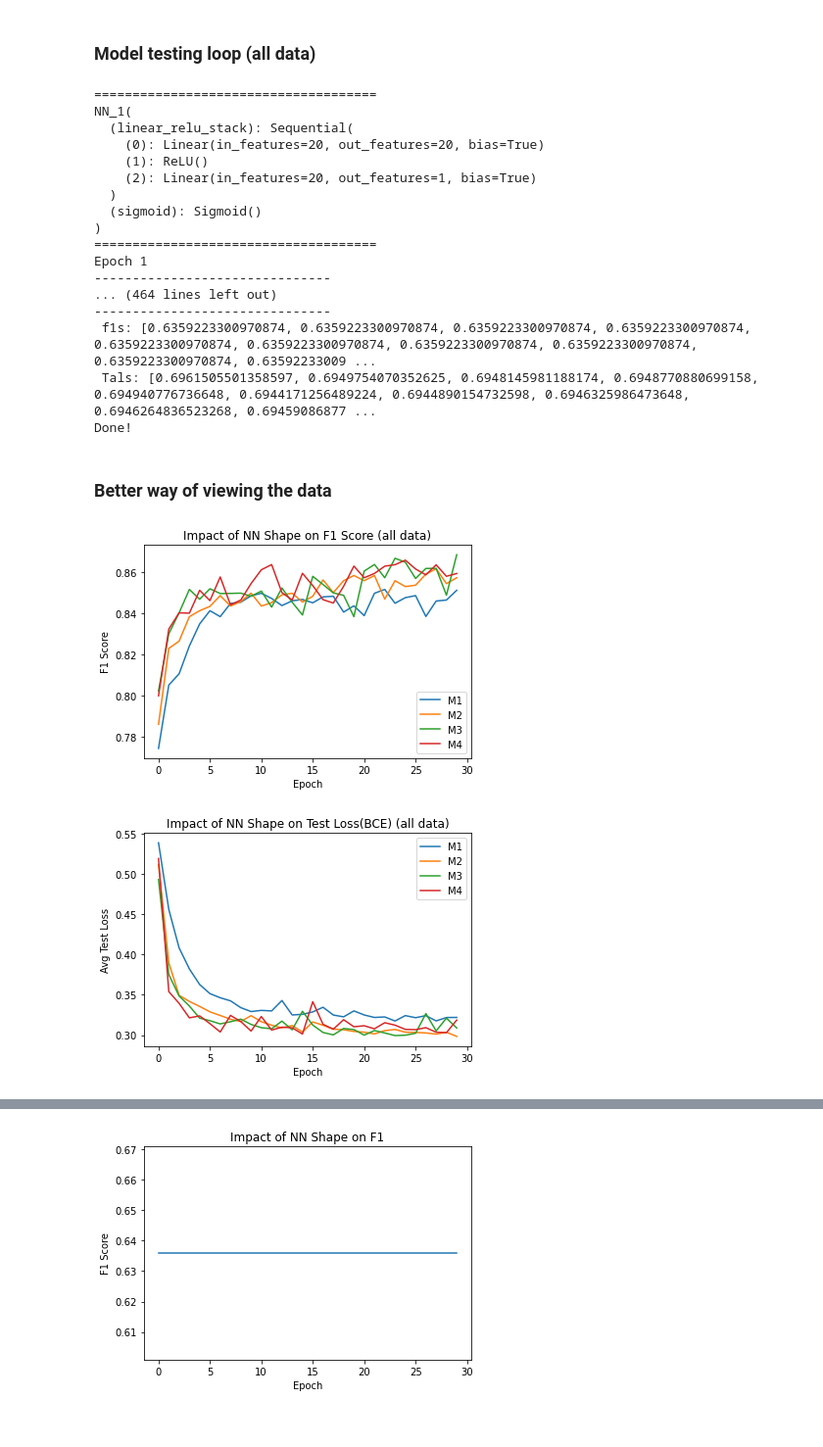
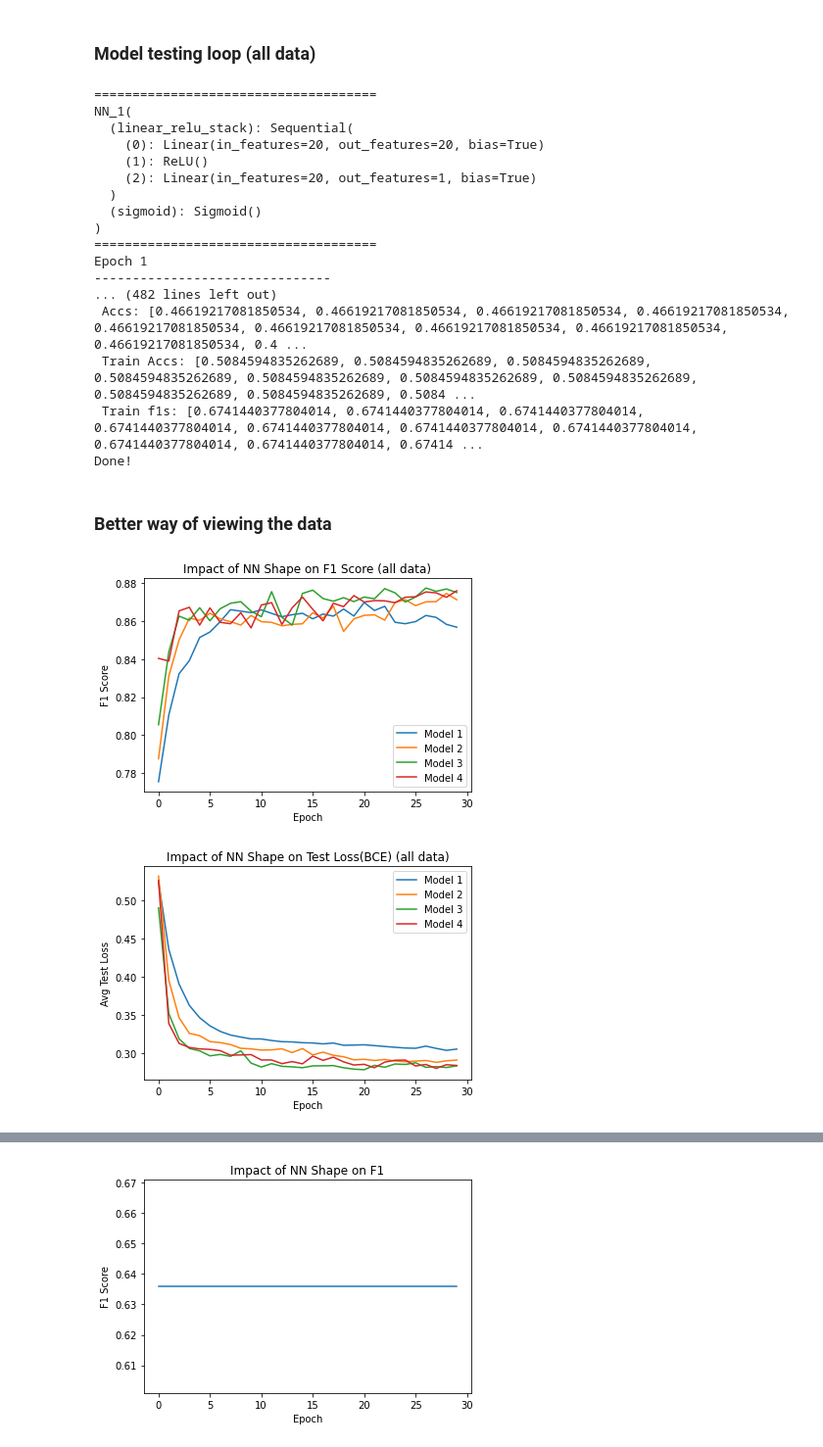
Before and after one commit to DanielRJohnson/EECS738-FP, a Jupyter notebook: evan/NN_C.ipynb, the cells around one changed output, grey strips where cells are left out. Shown: that part at 98% size. Drawn from its saved outputs; the diff is of its cells as text; code cells hidden in the pictures.

```diff
--- a/evan/NN_C.ipynb
+++ b/evan/NN_C.ipynb
@@ -718,38 +752,69 @@ for model_idx in models_list:
     f1s = []
     # inti the tal's
     tals = []
+    #init the accs
+    accs = []
+    # init the train f1's
+    tf1 = []
+    # init the train accs
+    tracc = []
     # the loop
     epochs = 30
     for t in range(epochs):
         print(f"Epoch {t+1}\n-------------------------------")
-        train_f1, tr_al = (train(train_dataloader_all, model_idx, loss_fn, optimizer))
+        train_f1, tr_al, train_acc = (train(train_dataloader_all, model_idx, loss_fn, optimizer))
         # train(train_dataloader_all, model_idx, loss_fn, optimizer)
-        f1, tal = (test(test_dataloader_all, model_idx, loss_fn))
+        f1, tal, test_acc = (test(test_dataloader_all, model_idx, loss_fn))
         # test(test_dataloader_all, model_idx, loss_fn)
         f1s.append(f1)
         tals.append(tal)
+        accs.append(test_acc)
+        tracc.append(train_acc)
+        tf1.append(train_f1)
     # print(f"Best Train f1: {max(train_f1)}")
+    # note that only the testing metrics are used
     print(f" f1s: {(f1s)}")
     print(f" Tals: {tals}")
+    print(f" Accs: {accs}")
+    print(f" Train Accs: {tracc}")
+    print(f" Train f1s: {tf1}")
     # not pretty
     if i == 1:
         m1_f1 = f1s
         m1_tal = tals
+        m1_acc = accs
+        m1_tf1 = tf1
+        m1_trac = tracc
     elif i == 2:
         m2_f1 = f1s
         m2_tal = tals
+        m2_acc = accs
+        m2_tf1 = tf1
+        m2_trac = tracc
     elif i == 3:
         m3_f1 = f1s
         m3_tal = tals
+        m3_acc = accs
+        m3_tf1 = tf1
+        m3_trac = tracc
     elif i == 4:
         m4_f1 = f1s
         m4_tal = tals
+        m4_acc = accs
+        m4_tf1 = tf1
+        m4_trac = tracc
     elif i == 5:
         m5_f1 = f1s
         m5_tal = tals
+        m5_acc = accs
+        m5_tf1 = tf1
+        m5_trac = tracc
     else:
         m6_f1 = f1s
         m6_tal = tals
+        m6_acc = accs
+        m6_tf1 = tf1
+        m6_trac = tracc
     print("Done!")
 # %% [output]
 =====================================
@@ -764,37 +829,37 @@ NN_1(
 =====================================
 Epoch 1
 -------------------------------
-... (464 lines left out)
--------------------------------
- f1s: [0.6359223300970874, 0.6359223300970874, 0.6359223300970874, 0.6359223300970874, 0.6359223300970874, 0.6359223300970874, 0.6359223300970874, 0.6359223300970874, 0.6359223300970874, 0.63592233009 ...
- Tals: [0.6961505501358597, 0.6949754070352625, 0.6948145981188174, 0.6948770880699158, 0.694940776736648, 0.6944171256489224, 0.6944890154732598, 0.6946325986473648, 0.6946264836523268, 0.69459086877 ...
+... (482 lines left out)
+ Accs: [0.46619217081850534, 0.46619217081850534, 0.46619217081850534, 0.46619217081850534, 0.46619217081850534, 0.46619217081850534, 0.46619217081850534, 0.46619217081850534, 0.46619217081850534, 0.4 ...
+ Train Accs: [0.5084594835262689, 0.5084594835262689, 0.5084594835262689, 0.5084594835262689, 0.5084594835262689, 0.5084594835262689, 0.5084594835262689, 0.5084594835262689, 0.5084594835262689, 0.5084 ...
+ Train f1s: [0.6741440377804014, 0.6741440377804014, 0.6741440377804014, 0.6741440377804014, 0.6741440377804014, 0.6741440377804014, 0.6741440377804014, 0.6741440377804014, 0.6741440377804014, 0.67414 ...
 Done!
 # %% [markdown]
 ### Better way of viewing the data
 # %%
 # plot the f1 scores for each model against the number of epochs?
 
-plt.plot(m1_f1, label = "M1")
-plt.plot(m2_f1, label = "M2")
-plt.plot(m3_f1, label = "M3")
-plt.plot(m4_f1, label = "M4")
+plt.plot(m1_f1, label = "Model 1")
+plt.plot(m2_f1, label = "Model 2")
+plt.plot(m3_f1, label = "Model 3")
+plt.plot(m4_f1, label = "Model 4")
 plt.legend(loc="best")
 plt.xlabel("Epoch")
 plt.ylabel("F1 Score")
 plt.title("Impact of NN Shape on F1 Score (all data)")
 plt.show()
 # %% [output]
-[figure, old version]
+[figure, new version]
 # %%
 # plot the loss curves
-plt.plot(m1_tal, label = "M1")
-plt.plot(m2_tal, label = "M2")
-plt.plot(m3_tal, label = "M3")
-plt.plot(m4_tal, label = "M4")
+plt.plot(m1_tal, label = "Model 1")
+plt.plot(m2_tal, label = "Model 2")
+plt.plot(m3_tal, label = "Model 3")
+plt.plot(m4_tal, label = "Model 4")
 plt.legend(loc="best")
 plt.xlabel("Epoch")
 plt.ylabel("Avg Test Loss")
 plt.title("Impact of NN Shape on Test Loss(BCE) (all data)")
 plt.show()
 # %% [output]
-[figure, old version]
+[figure, new version]
```
Also changed, not shown: parts of 23 cells of this notebook.
